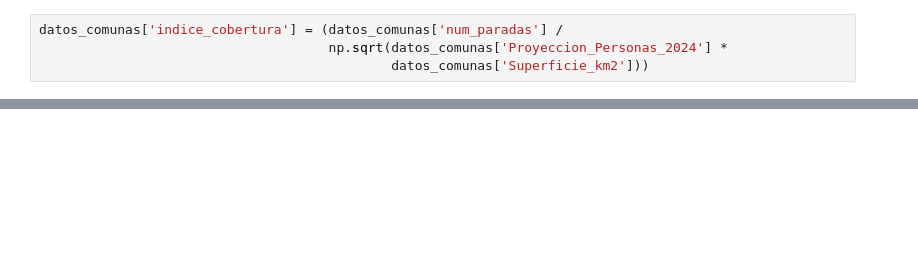
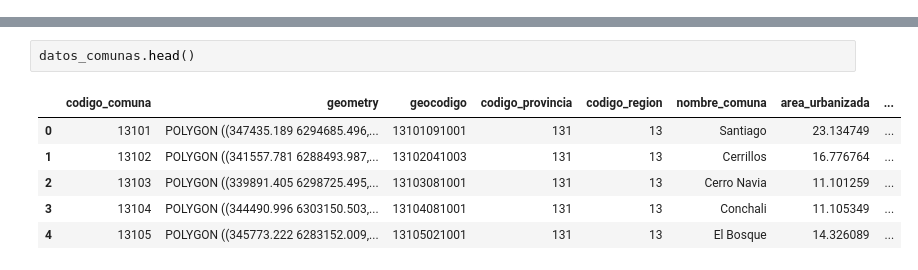
Before and after one commit to canija2000/IMT2200-Proyecto-Grupal, a Jupyter notebook: analisisGeografico/analisis/analisisGeografico.ipynb, the cells around one changed output, grey strips where cells are left out. Drawn from its saved outputs; the diff is of its cells as text; blank space fills up the shorter version.

```diff
--- a/analisisGeografico/analisis/analisisGeografico.ipynb
+++ b/analisisGeografico/analisis/analisisGeografico.ipynb
@@ -22,5 +55 @@ datos_comunas = comunas_data.merge(paradas_por_comuna, on='Comuna', how='left')
 datos_comunas['num_paradas'] = datos_comunas['num_paradas'].fillna(0)
-# %%
-datos_comunas['indice_cobertura'] = (datos_comunas['num_paradas'] /
-                                     np.sqrt(datos_comunas['Proyeccion_Personas_2024'] *
-                                             datos_comunas['Superficie_km2']))
@@ -71 +91,10 @@ m.save('mapa_indice_cobertura_transporte.html')
+# %%
+datos_comunas.head()
+# %% [output]
+|  | codigo_comuna | geometry | geocodigo | codigo_provincia | codigo_region | nombre_comuna | area_urbanizada | ... |
+| 0 | 13101 | POLYGON ((347435.189 6294685.496,... | 13101091001 | 131 | 13 | Santiago | 23.134749 | ... |
+| 1 | 13102 | POLYGON ((341557.781 6288493.987,... | 13102041003 | 131 | 13 | Cerrillos | 16.776764 | ... |
+| 2 | 13103 | POLYGON ((339891.405 6298725.495,... | 13103081001 | 131 | 13 | Cerro Navia | 11.101259 | ... |
+| 3 | 13104 | POLYGON ((344490.996 6303150.503,... | 13104081001 | 131 | 13 | Conchali | 11.105349 | ... |
+| 4 | 13105 | POLYGON ((345773.222 6283152.009,... | 13105021001 | 131 | 13 | El Bosque | 14.326089 | ... |
 # %%
```
Also changed, not shown: parts of 24 cells of this notebook, 18 other files.
